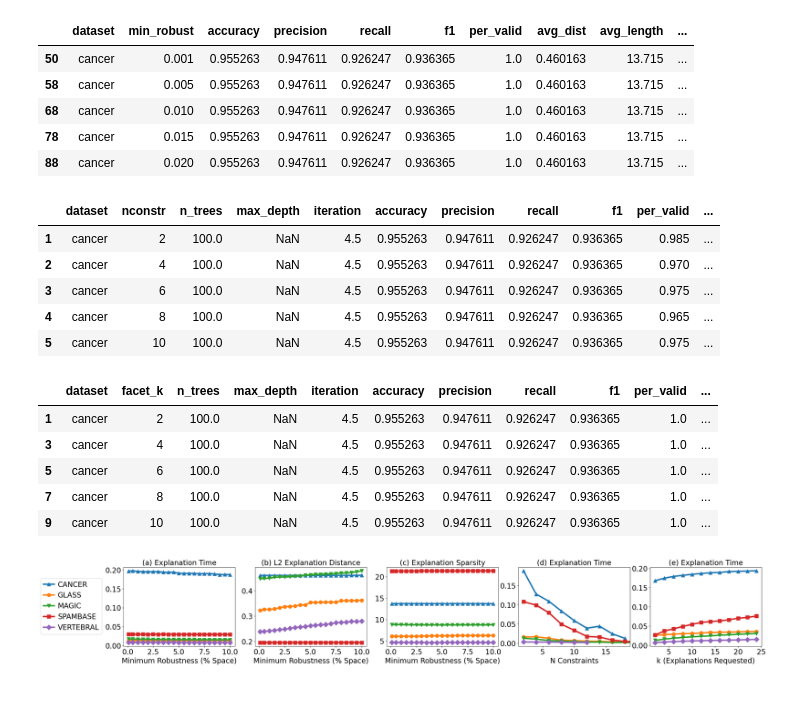
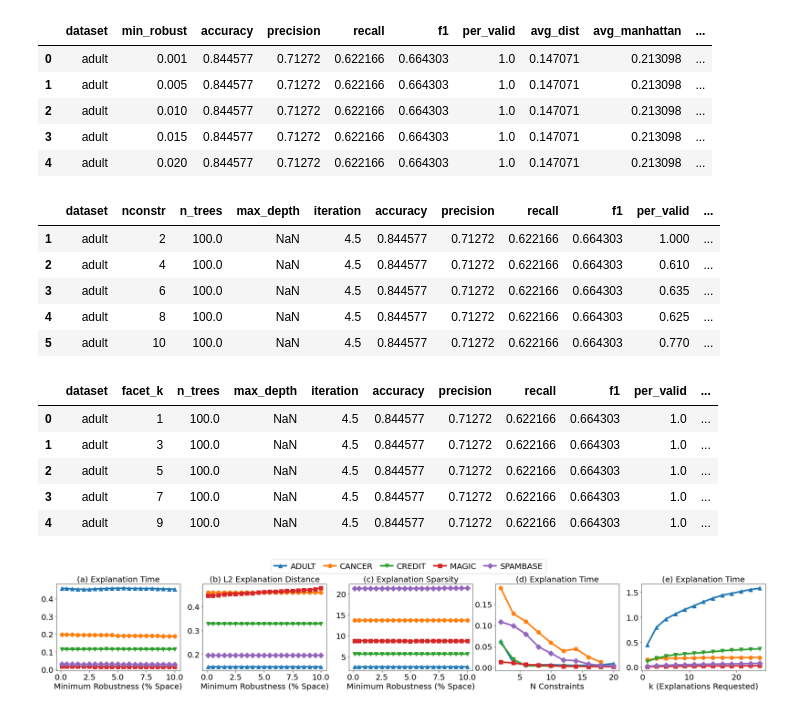
Before and after one commit to PeterVanNostrand/FACET, a Jupyter notebook: figures/user_workloads.ipynb, the cells around one changed output. Cells and saved outputs as stored; diff of their text form; code cells hidden in the pictures.

```diff
--- a/figures/user_workloads.ipynb
+++ b/figures/user_workloads.ipynb
@@ -7,9 +7,9 @@ Experiment results files needed: VaryRobustness, VaryNConstraints, and VaryK
 Results used in the paper are provided in "../results/final" if generating new results run each experiment and update the results paths below
 '''
 # path to each result file
-robust_path = "../results/final/vary_robustness_merged.csv" # run json merge to obtain if new results
-constr_path = "../results/final/vary_nconstraints.csv"
-k_path = "../results/final/vary_k.csv"
+robust_path = "../results/final_revision/vary_robustness_merged.csv" # run json merge to obtain if new results
+constr_path = "../results/final_revision/vary_nconstraints.csv"
+k_path = "../results/final_revision/vary_k.csv"
 
 # path to output the figure
 export_figures = True
@@ -74,12 +74,12 @@ idx_keep = robust_results["min_robust"].isin(keep_values)
 robust_results = robust_results[idx_keep]
 robust_results.head()
 # %% [output]
-|  | dataset | min_robust | accuracy | precision | recall | f1 | per_valid | avg_dist | avg_length | ... |
-| 50 | cancer | 0.001 | 0.955263 | 0.947611 | 0.926247 | 0.936365 | 1.0 | 0.460163 | 13.715 | ... |
-| 58 | cancer | 0.005 | 0.955263 | 0.947611 | 0.926247 | 0.936365 | 1.0 | 0.460163 | 13.715 | ... |
-| 68 | cancer | 0.010 | 0.955263 | 0.947611 | 0.926247 | 0.936365 | 1.0 | 0.460163 | 13.715 | ... |
-| 78 | cancer | 0.015 | 0.955263 | 0.947611 | 0.926247 | 0.936365 | 1.0 | 0.460163 | 13.715 | ... |
-| 88 | cancer | 0.020 | 0.955263 | 0.947611 | 0.926247 | 0.936365 | 1.0 | 0.460163 | 13.715 | ... |
+|  | dataset | min_robust | accuracy | precision | recall | f1 | per_valid | avg_dist | avg_manhattan | ... |
+| 0 | adult | 0.001 | 0.844577 | 0.71272 | 0.622166 | 0.664303 | 1.0 | 0.147071 | 0.213098 | ... |
+| 1 | adult | 0.005 | 0.844577 | 0.71272 | 0.622166 | 0.664303 | 1.0 | 0.147071 | 0.213098 | ... |
+| 2 | adult | 0.010 | 0.844577 | 0.71272 | 0.622166 | 0.664303 | 1.0 | 0.147071 | 0.213098 | ... |
+| 3 | adult | 0.015 | 0.844577 | 0.71272 | 0.622166 | 0.664303 | 1.0 | 0.147071 | 0.213098 | ... |
+| 4 | adult | 0.020 | 0.844577 | 0.71272 | 0.622166 | 0.664303 | 1.0 | 0.147071 | 0.213098 | ... |
 # %%
 # read in constraints data
 constr_results = pd.read_csv(constr_path)
@@ -90,24 +90,25 @@ constr_results = constr_results[(constr_results['nconstr'] > 1)]
 constr_results.head()
 # %% [output]
 |  | dataset | nconstr | n_trees | max_depth | iteration | accuracy | precision | recall | f1 | per_valid | ... |
-| 1 | cancer | 2 | 100.0 | NaN | 4.5 | 0.955263 | 0.947611 | 0.926247 | 0.936365 | 0.985 | ... |
-| 2 | cancer | 4 | 100.0 | NaN | 4.5 | 0.955263 | 0.947611 | 0.926247 | 0.936365 | 0.970 | ... |
-| 3 | cancer | 6 | 100.0 | NaN | 4.5 | 0.955263 | 0.947611 | 0.926247 | 0.936365 | 0.975 | ... |
-| 4 | cancer | 8 | 100.0 | NaN | 4.5 | 0.955263 | 0.947611 | 0.926247 | 0.936365 | 0.965 | ... |
-| 5 | cancer | 10 | 100.0 | NaN | 4.5 | 0.955263 | 0.947611 | 0.926247 | 0.936365 | 0.975 | ... |
+| 1 | adult | 2 | 100.0 | NaN | 4.5 | 0.844577 | 0.71272 | 0.622166 | 0.664303 | 1.000 | ... |
+| 2 | adult | 4 | 100.0 | NaN | 4.5 | 0.844577 | 0.71272 | 0.622166 | 0.664303 | 0.610 | ... |
+| 3 | adult | 6 | 100.0 | NaN | 4.5 | 0.844577 | 0.71272 | 0.622166 | 0.664303 | 0.635 | ... |
+| 4 | adult | 8 | 100.0 | NaN | 4.5 | 0.844577 | 0.71272 | 0.622166 | 0.664303 | 0.625 | ... |
+| 5 | adult | 10 | 100.0 | NaN | 4.5 | 0.844577 | 0.71272 | 0.622166 | 0.664303 | 0.770 | ... |
 # %%
 # read in k data
 k_results = pd.read_csv(k_path)
 k_results = k_results.groupby(["dataset", "facet_k"], as_index=False).mean()
 k_results["explainer"] = "facet"
-idx_drop = ((k_results["facet_k"] % 2) > 0.00001)
+# idx_drop = ((k_results["facet_k"] % 2) > 0.00001)  # for even values
+idx_drop = ((k_results["facet_k"] % 2) < 0.00001)  # for odd values
 k_results = k_results[~idx_drop]
 k_results.head()
 # %% [output]
 |  | dataset | facet_k | n_trees | max_depth | iteration | accuracy | precision | recall | f1 | per_valid | ... |
-| 1 | cancer | 2 | 100.0 | NaN | 4.5 | 0.955263 | 0.947611 | 0.926247 | 0.936365 | 1.0 | ... |
-| 3 | cancer | 4 | 100.0 | NaN | 4.5 | 0.955263 | 0.947611 | 0.926247 | 0.936365 | 1.0 | ... |
-| 5 | cancer | 6 | 100.0 | NaN | 4.5 | 0.955263 | 0.947611 | 0.926247 | 0.936365 | 1.0 | ... |
-| 7 | cancer | 8 | 100.0 | NaN | 4.5 | 0.955263 | 0.947611 | 0.926247 | 0.936365 | 1.0 | ... |
-| 9 | cancer | 10 | 100.0 | NaN | 4.5 | 0.955263 | 0.947611 | 0.926247 | 0.936365 | 1.0 | ... |
+| 0 | adult | 1 | 100.0 | NaN | 4.5 | 0.844577 | 0.71272 | 0.622166 | 0.664303 | 1.0 | ... |
+| 1 | adult | 3 | 100.0 | NaN | 4.5 | 0.844577 | 0.71272 | 0.622166 | 0.664303 | 1.0 | ... |
+| 2 | adult | 5 | 100.0 | NaN | 4.5 | 0.844577 | 0.71272 | 0.622166 | 0.664303 | 1.0 | ... |
+| 3 | adult | 7 | 100.0 | NaN | 4.5 | 0.844577 | 0.71272 | 0.622166 | 0.664303 | 1.0 | ... |
+| 4 | adult | 9 | 100.0 | NaN | 4.5 | 0.844577 | 0.71272 | 0.622166 | 0.664303 | 1.0 | ... |
 # %%
@@ -151,7 +164,9 @@ results_dict = {
 }
 
 def render_plot_ax(xfeats, yfeats, xlabels=None, ylabels=None, save_name=None, xrange=None, yrange=None, xlog=False, lloc=None, ylog=False, yticks_multi=None, yrange_multi=None, ytick_format="{:.2f}", titles=None):
-    datasets = results_dict[xfeats[0]]["dataset"].unique()
+    #datasets = results_dict[xfeats[0]]["dataset"].unique()
+    datasets = [dataset1, dataset2, dataset3, dataset4, dataset5]
+
     fig = plt.figure(figsize=[32, 4])
     ax = fig.subplots(nrows=1, ncols=5) #nrows=1, ncols=5, sharex="all")
 
@@ -188,7 +203,10 @@ def render_plot_ax(xfeats, yfeats, xlabels=None, ylabels=None, save_name=None, x
                     ax[i].set_ylim(top=top)
     lines, labels = ax[0].get_legend_handles_labels()
     fig.subplots_adjust(wspace=0.18)
+
+
+    #fig.subplots_adjust(wspace=0.25)
     legend_labels = [datasets[_].upper() for _ in range(len(datasets))]
-    fig.legend(lines, legend_labels, loc="center left", bbox_to_anchor=(0.02, 0.5), handletextpad=0.5, columnspacing=1, handlelength=1.5, prop={"size": plot_fontsize})
+    fig.legend(lines, legend_labels, loc="upper center", bbox_to_anchor=(0.51, 1.13), handletextpad=0.5, columnspacing=1, handlelength=1.5, prop={"size": plot_fontsize}, ncol=len(legend_labels))
     if save_name is not None:
-        fig.savefig(output_dir + save_name + fig_type, bbox_inches="tight")
+        fig.savefig(output_dir + save_name + fig_type, bbox_inches="tight", facecolor='w')
@@ -195,9 +215,16 @@ def render_plot_ax(xfeats, yfeats, xlabels=None, ylabels=None, save_name=None, x
 # %%
 ylabels = ["Explanation Time", "L2 Explanation Distance", "Explanation Sparsity", "Explanation Time", "Explanation Time"]
 xlabels = ["Minimum Robustness (% Space)", "Minimum Robustness (% Space)", "Minimum Robustness (% Space)", "N Constraints", "k (Explanations Requested)"]
 titles = ["Explantion Time vs Min Robust", "L2-Norm vs Min Robust", "Sparsity vs Min Robust", "Explanation Time vs Nc", "Sample Time vs k"]
 xfeats = ["min_robust", "min_robust", "min_robust", "nconstr", "facet_k"]
 yfeats = ["sample_time", "avg_dist", "avg_length", "sample_time", "sample_time"]
+
+# yticks_multi = [np.arange(0.0, .5, .1), [round(_,2) for _ in np.arange(0.0, 1, 0.05)], np.arange(0, 7, 1), np.arange(0, .09, 0.005), np.arange(0.0, .06, 0.01)]
+# yrange_multi = [[-.001, .5], [0.09, .38], [0.6, 6.6], [0.0, .018], [0.0, .041]]
+
+yticks_multi = [[round(_,1) for _ in np.arange(0.0, .45, .1)], [round(_,1) for _ in np.arange(0.0, .45, 0.1)], np.arange(0, 24, 5), [round(_,2) for _ in np.arange(0, .18, 0.05)], np.arange(0.0, 1.54, 0.5)]
+yrange_multi = [[-.001, .47], [.13, .49], [1.8, 22], [-.001, .2], [0.0, 1.52]]
+
 render_plot_ax(xfeats=xfeats, yfeats=yfeats, ylabels=None, xlabels=xlabels, titles=ylabels, save_name=fig_save_name)
 # %% [output]
-[figure, old version]
+[figure, new version]
```
Also changed, not shown: parts of 2 cells of this notebook, 5 other files.
